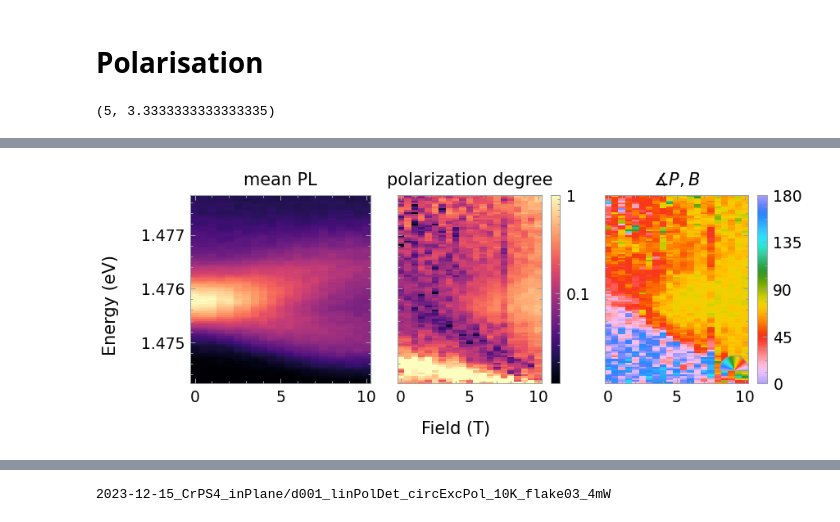
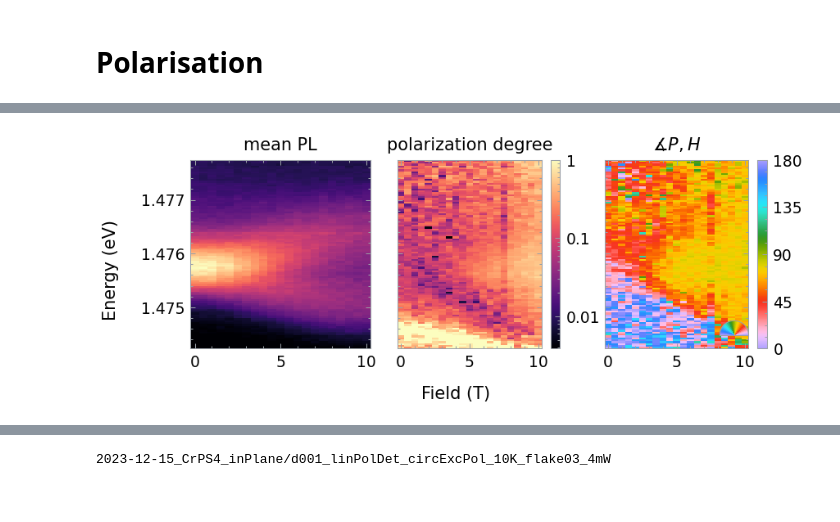
Before and after one commit to leoole100/bachelorarbeit_public, a Jupyter notebook: notebook/2024-03-18 NiPS3 model.ipynb, the cells around one changed output, grey strips where cells are left out. Cells and saved outputs as stored; diff of their text form; code cells hidden in the pictures.

```diff
--- a/notebook/2024-03-18 NiPS3 model.ipynb
+++ b/notebook/2024-03-18 NiPS3 model.ipynb
@@ -1036,10 +1048,6 @@ plt.show()
 [figure]
 # %% [markdown]
 # Polarisation
-# %%
-FIGSIZE_LARGE
-# %% [output]
-(5, 3.3333333333333335)
 # %%
 %%time
 
@@ -1053,7 +1061,7 @@ def custom_polarisation(sel):
 	return pol
 
 
-def plot_fig(sel, save=False):
+def plot_fig(sel, save=False, log=True):
 	pol = custom_polarisation(sel)
 	# fig = plt.figure(figsize=FIGSIZE_WIDE)
 	fig, axs = plt.subplots(1, 3, figsize=(6, 2.5), sharex=True, sharey=True)
@@ -1079,7 +1087,7 @@ def plot_fig(sel, save=False):
 		# vmin=1e-2,
 		vmax=1,
 		add_labels=False,
-		norm=mpl.colors.LogNorm(),
+		norm=mpl.colors.LogNorm() if log else None,
 		cmap=CMAP,
 		rasterized=True,
 		x="field", y="energy",
@@ -1104,7 +1112,7 @@ def plot_fig(sel, save=False):
 	plt.colorbar(img).ax.set_yticks(np.arange(0, 181, 45))
 	plot.inset_cbar_polar(img.cmap)
 
-	axs[2].set_title(r"$\measuredangle P,B$")
+	axs[2].set_title(r"$\measuredangle P,H$")
 
 	plot.hide_inner_label()
 
@@ -1118,6 +1126,6 @@ def plot_fig(sel, save=False):
 	return fig
 
 plot_fig(
-	pre(sel).rolling(wavelength=3, center=True).mean().sel(wavelength=slice(839, 841))
+	normalize(pre(sel)).rolling_exp(wavelength=2, center=True).mean().sel(wavelength=slice(839, 841))
 ).savefig("../report/figures/2024-04-09 NiPS3 Polarisation Splitting.pdf")
 # %% [output]
@@ -1126 +1134 @@ Wall time: 1.35 s
-[figure, old version]
+[figure, new version]
```
Also changed, not shown: parts of 21 cells of this notebook, 37 other files.
